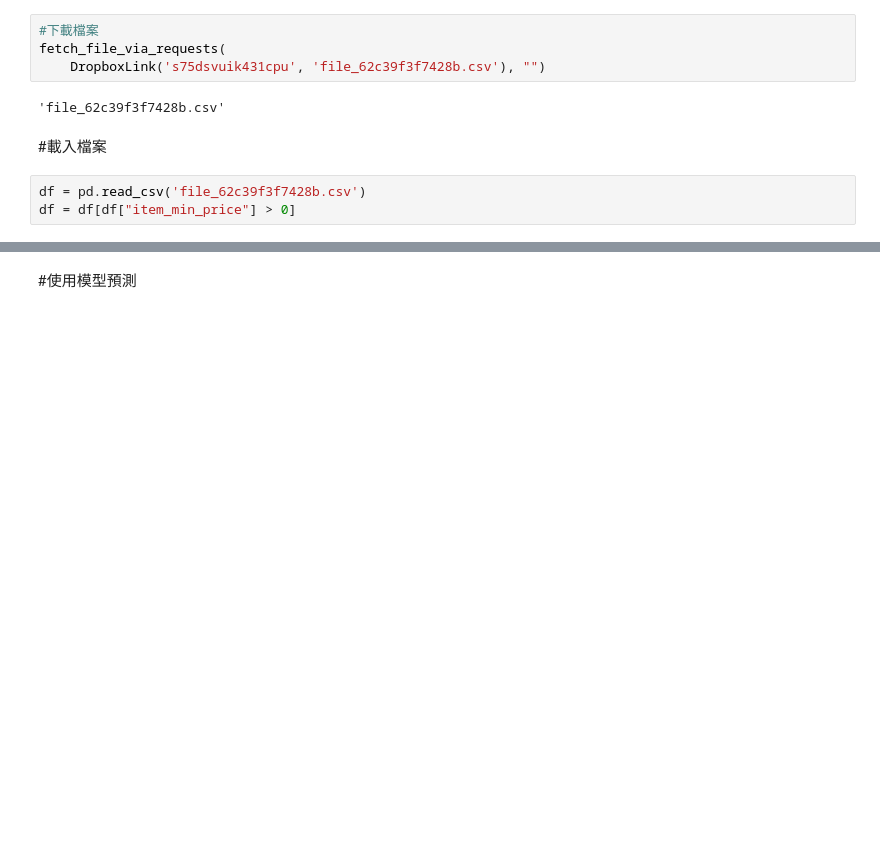
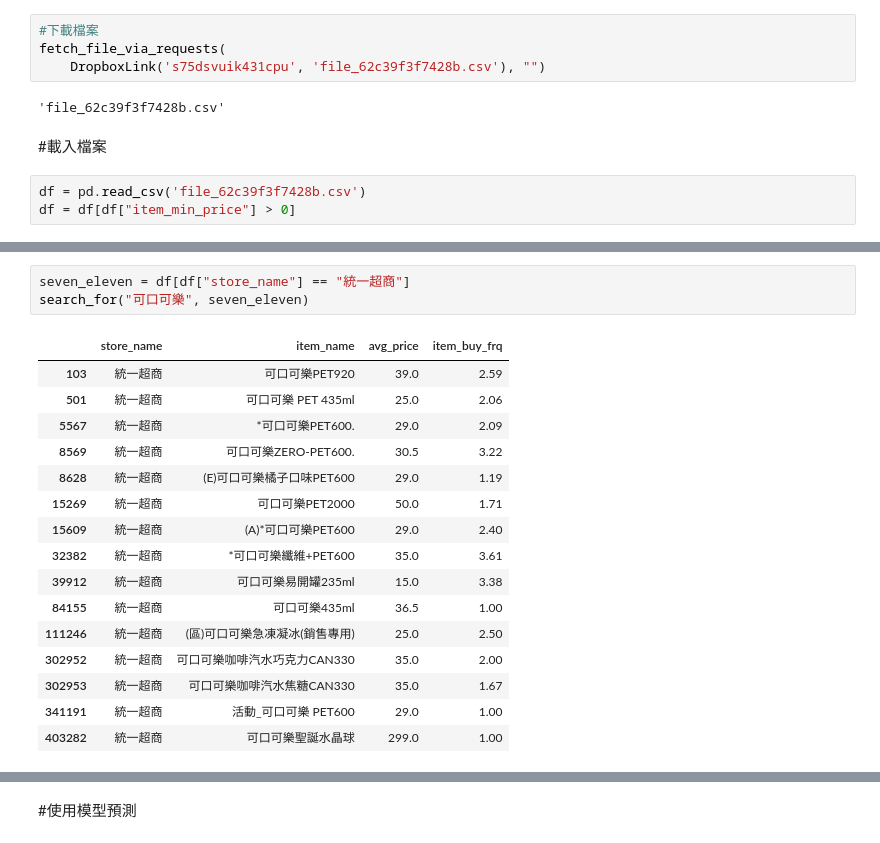
Before and after one commit to ba88052/Core_Footprint, a Jupyter notebook: core_footprint_analize.ipynb, the cells around one changed output, grey strips where cells are left out. Saved outputs shown, nothing was run; the diff lists cells and outputs as text; blank space fills up the shorter version.

```diff
--- a/core_footprint_analize.ipynb
+++ b/core_footprint_analize.ipynb
@@ -137,0 +191,20 @@ df = df[df["item_min_price"] > 0]
+# %%
+seven_eleven = df[df["store_name"] == "統一超商"]
+search_for("可口可樂", seven_eleven)
+# %% [output]
+|  | store_name | item_name | avg_price | item_buy_frq |
+| 103 | 統一超商 | 可口可樂PET920 | 39.0 | 2.59 |
+| 501 | 統一超商 | 可口可樂 PET 435ml | 25.0 | 2.06 |
+| 5567 | 統一超商 | *可口可樂PET600. | 29.0 | 2.09 |
+| 8569 | 統一超商 | 可口可樂ZERO-PET600. | 30.5 | 3.22 |
+| 8628 | 統一超商 | (E)可口可樂橘子口味PET600 | 29.0 | 1.19 |
+| 15269 | 統一超商 | 可口可樂PET2000 | 50.0 | 1.71 |
+| 15609 | 統一超商 | (A)*可口可樂PET600 | 29.0 | 2.40 |
+| 32382 | 統一超商 | *可口可樂纖維+PET600 | 35.0 | 3.61 |
+| 39912 | 統一超商 | 可口可樂易開罐235ml | 15.0 | 3.38 |
+| 84155 | 統一超商 | 可口可樂435ml | 36.5 | 1.00 |
+| 111246 | 統一超商 | (區)可口可樂急凍凝冰(銷售專用) | 25.0 | 2.50 |
+| 302952 | 統一超商 | 可口可樂咖啡汽水巧克力CAN330 | 35.0 | 2.00 |
+| 302953 | 統一超商 | 可口可樂咖啡汽水焦糖CAN330 | 35.0 | 1.67 |
+| 341191 | 統一超商 | 活動_可口可樂 PET600 | 29.0 | 1.00 |
+| 403282 | 統一超商 | 可口可樂聖誕水晶球 | 299.0 | 1.00 |
```
Also changed, not shown: parts of 35 cells of this notebook.
